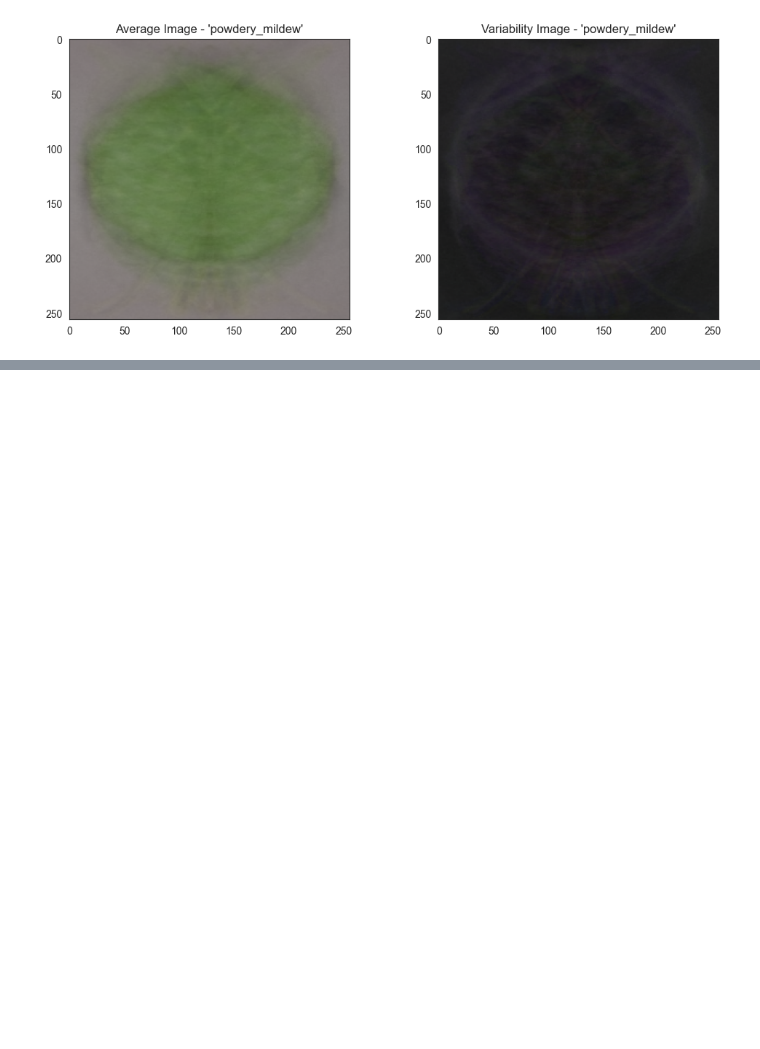
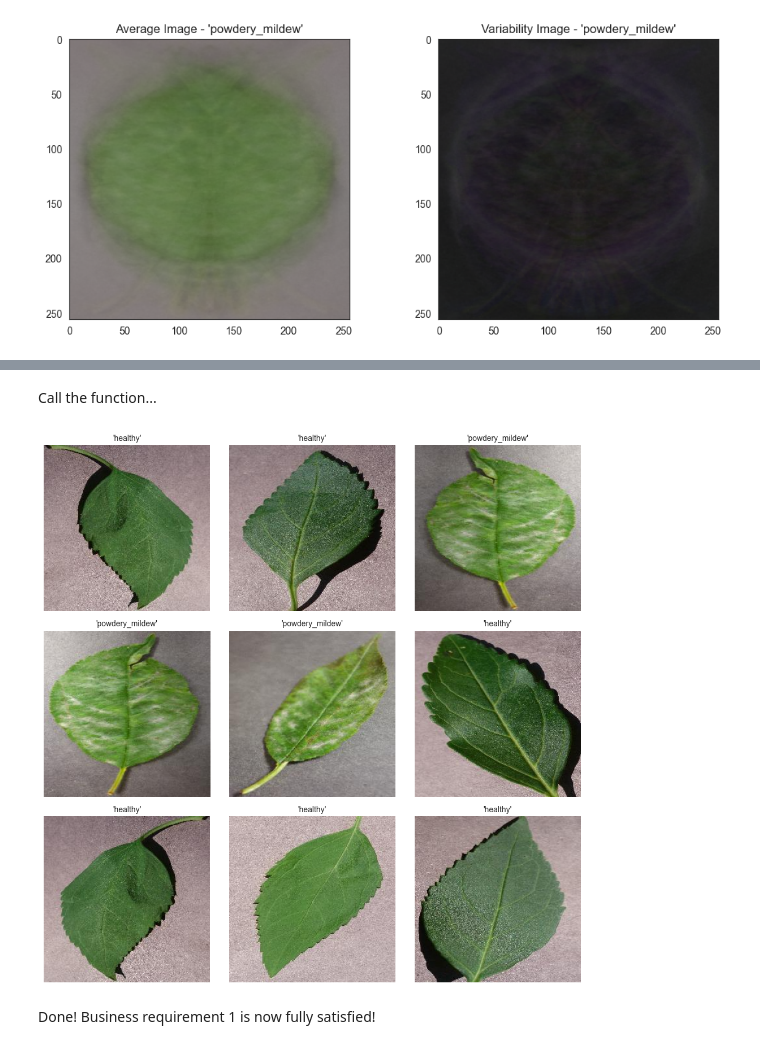
Before and after one commit to Duffew/mildew_detector, a Jupyter notebook: jupyter_notebooks/data_visualization.ipynb, the cells around one changed output, grey strips where cells are left out. Saved outputs shown, nothing was run; the diff lists cells and outputs as text; code cells hidden in the pictures; blank space fills up the shorter version.

```diff
--- a/jupyter_notebooks/data_visualization.ipynb
+++ b/jupyter_notebooks/data_visualization.ipynb
@@ -508,0 +690,8 @@ Excellent! Now we have satisfied the first part of business requirement 1!
+# %% [markdown]
+Call the function...
+# %%
+create_image_montage(images=X, labels=y, labels_list=labels, rows=3, cols=3)
+# %% [output]
+[figure, added]
+# %% [markdown]
+Done! Business requirement 1 is now fully satisfied!
```
Also changed, not shown: parts of 11 cells of this notebook, 1 other file.
